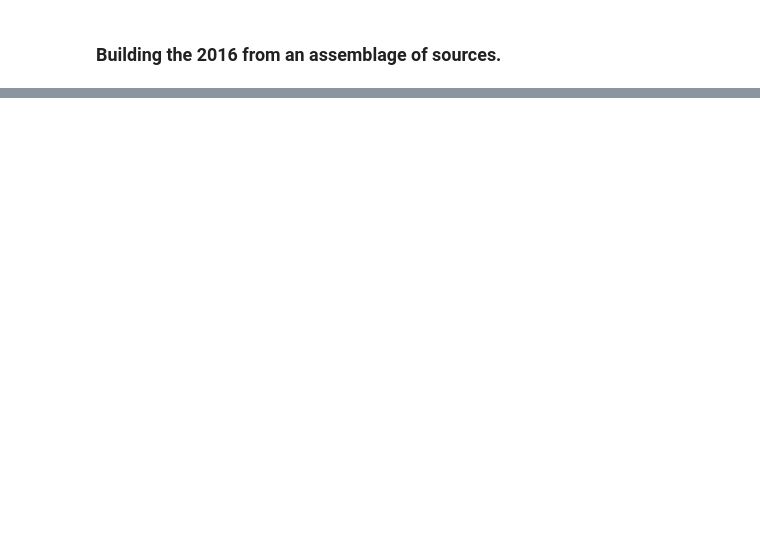
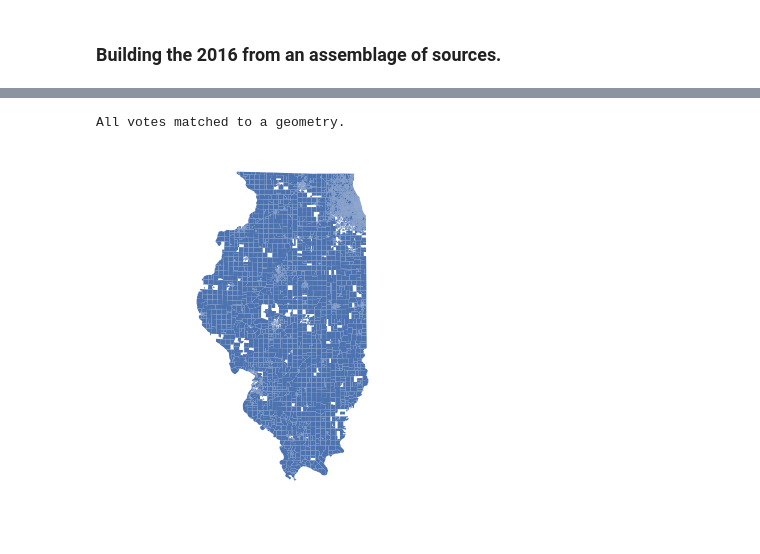
Before and after one commit to JamesSaxon/dist_analysis, a Jupyter notebook: voting/il_mapping.ipynb, the cells around one changed output, grey strips where cells are left out. Saved outputs shown, nothing was run; the diff lists cells and outputs as text; code cells hidden in the pictures; blank space fills up the shorter version.

```diff
--- a/voting/il_mapping.ipynb
+++ b/voting/il_mapping.ipynb
@@ -239,8 +247,13 @@ for cname in sorted(list(il_co.County)):
 # %%
 il_vote_map_2016 = pd.merge(il_map, votes_2016, how = "right")
 if il_vote_map_2016[il_vote_map_2016.geometry.isnull()].shape[0]: print("WARNING -- UNMATCHED!!")
+else: print("All votes matched to a geometry.")
+# %% [output]
+All votes matched to a geometry.
 # %%
-il_vote_map_2016.plot().set_axis_off()
+il_vote_map_2016.plot(figsize = (3, 3)).set_axis_off()
+# %% [output]
+[figure, added]
 # %%
 il_vote_map_2016.to_crs(epsg = epsg).to_file("/media/jsaxon/brobdingnag/data/el_dv/il2016/il_votes_2016.shp")
 # %%
```
Also changed, not shown: parts of 13 cells of this notebook, 55 other files.
